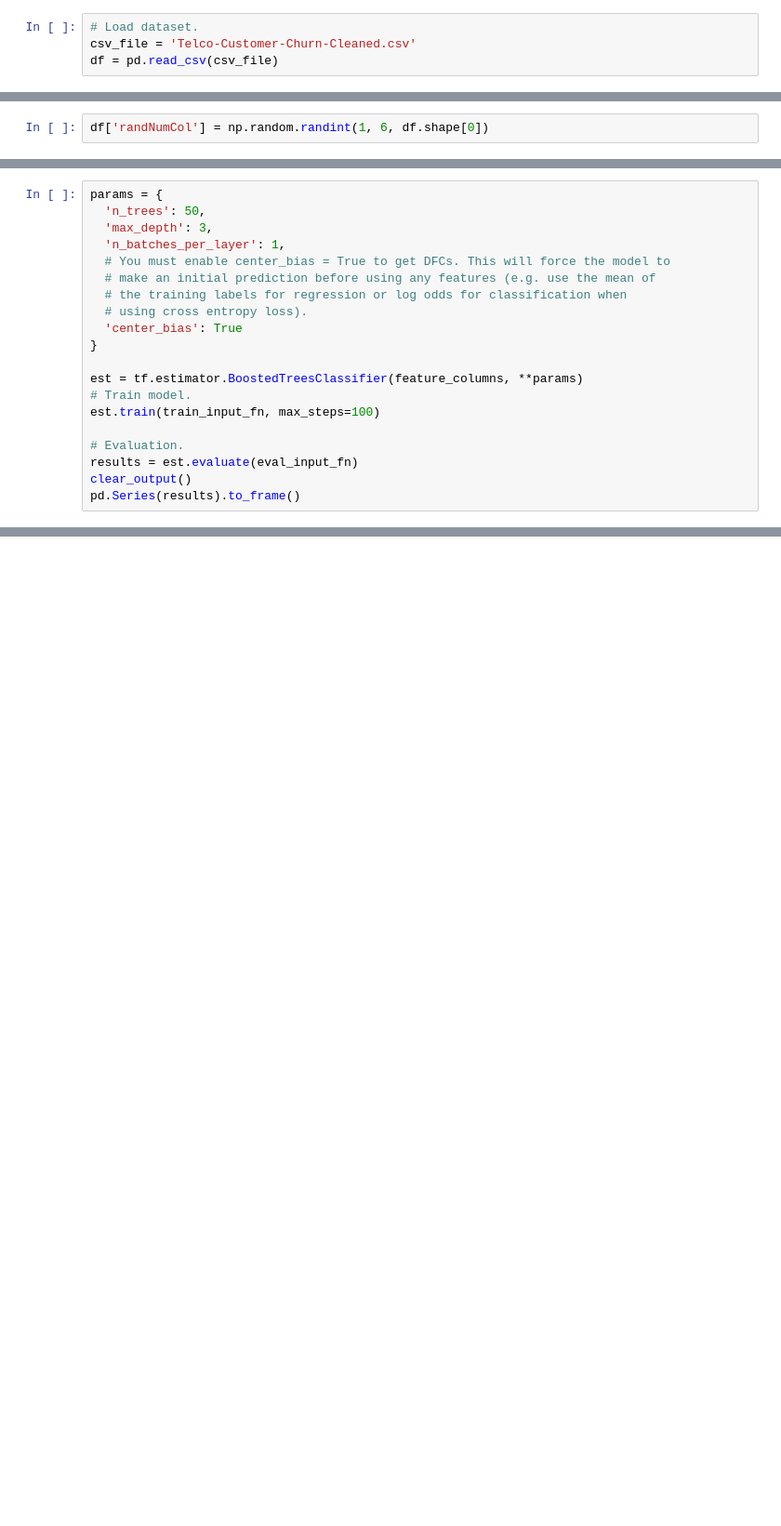
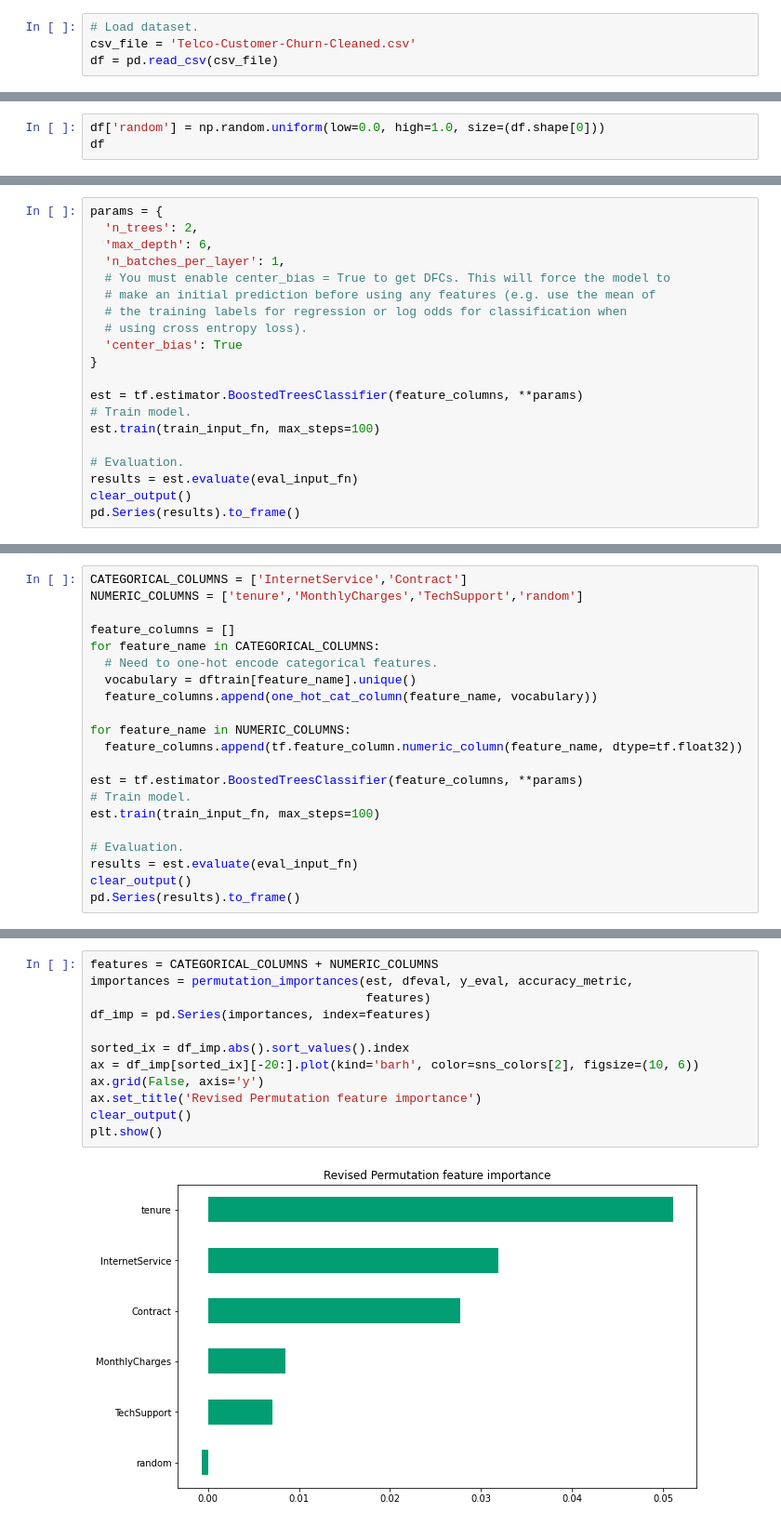
Before and after one commit to maud-gibbons/telco-churn, a Jupyter notebook: feature-selection-churn.ipynb, the cells around one changed output, grey strips where cells are left out. Shown at 93% size. Cells and saved outputs as stored; diff of their text form; blank space fills up the shorter version.

```diff
--- a/feature-selection-churn.ipynb
+++ b/feature-selection-churn.ipynb
@@ -21,2 +57,3 @@ df.head()
 # %%
-df['randNumCol'] = np.random.randint(1, 6, df.shape[0])
+df['random'] = np.random.uniform(low=0.0, high=1.0, size=(df.shape[0]))
+df
@@ -90,8 +124,8 @@ train_input_fn = make_input_fn(dftrain, y_train)
 eval_input_fn = make_input_fn(dfeval, y_eval, shuffle=False, n_epochs=1)
 # %%
 params = {
-  'n_trees': 50,
-  'max_depth': 3,
+  'n_trees': 2,
+  'max_depth': 6,
   'n_batches_per_layer': 1,
   # You must enable center_bias = True to get DFCs. This will force the model to
   # make an initial prediction before using any features (e.g. use the mean of
@@ -315,0 +272,21 @@ plt.show()
+# %%
+CATEGORICAL_COLUMNS = ['InternetService','Contract']
+NUMERIC_COLUMNS = ['tenure','MonthlyCharges','TechSupport','random']
+
+feature_columns = []
+for feature_name in CATEGORICAL_COLUMNS:
+  # Need to one-hot encode categorical features.
+  vocabulary = dftrain[feature_name].unique()
+  feature_columns.append(one_hot_cat_column(feature_name, vocabulary))
+
+for feature_name in NUMERIC_COLUMNS:
+  feature_columns.append(tf.feature_column.numeric_column(feature_name, dtype=tf.float32))
+
+est = tf.estimator.BoostedTreesClassifier(feature_columns, **params)
+# Train model.
+est.train(train_input_fn, max_steps=100)
+
+# Evaluation.
+results = est.evaluate(eval_input_fn)
+clear_output()
+pd.Series(results).to_frame()
@@ -315,0 +306,14 @@ plt.show()
+# %%
+features = CATEGORICAL_COLUMNS + NUMERIC_COLUMNS
+importances = permutation_importances(est, dfeval, y_eval, accuracy_metric,
+                                      features)
+df_imp = pd.Series(importances, index=features)
+
+sorted_ix = df_imp.abs().sort_values().index
+ax = df_imp[sorted_ix][-20:].plot(kind='barh', color=sns_colors[2], figsize=(10, 6))
+ax.grid(False, axis='y')
+ax.set_title('Revised Permutation feature importance')
+clear_output()
+plt.show()
+# %% [output]
+[figure, added]
```
Also changed, not shown: parts of 50 cells of this notebook, 7 other files.
